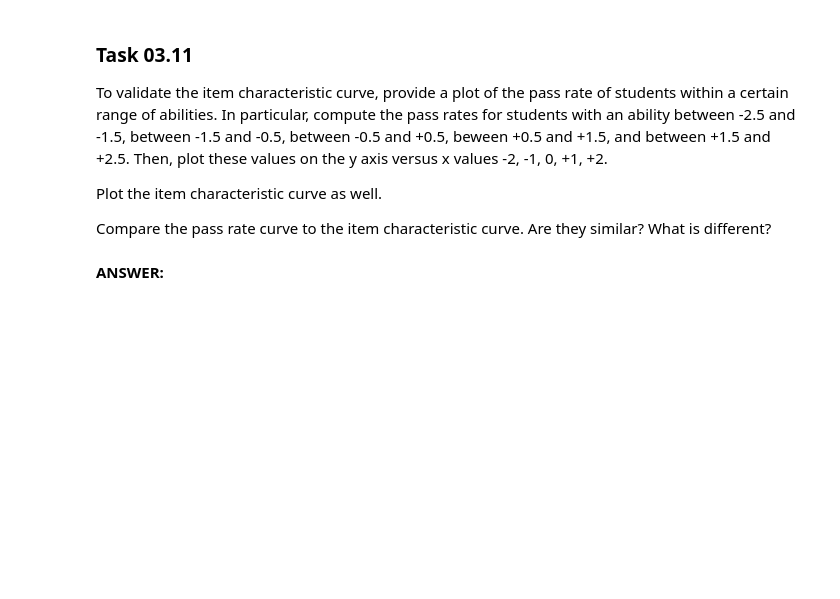
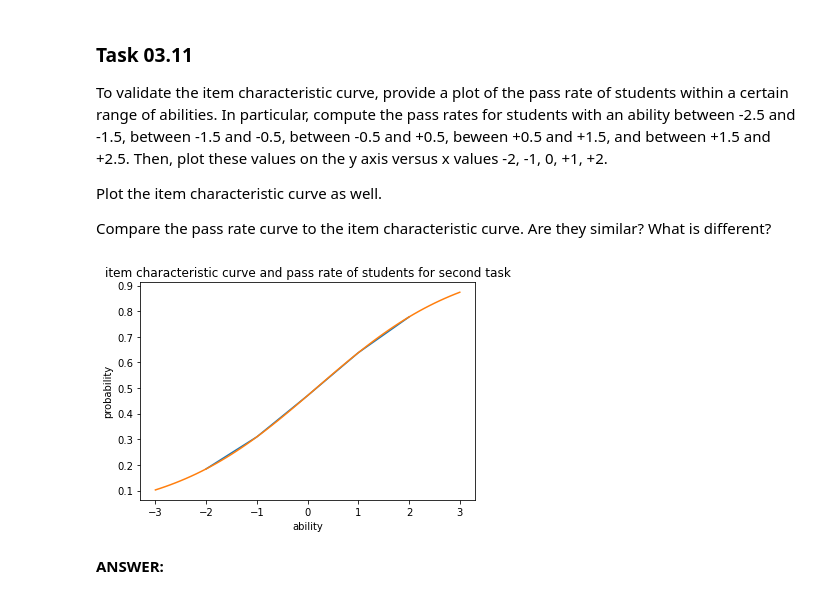
Before and after one commit to bhunecke/data-mining, a Jupyter notebook: sheet03/sheet03.ipynb, the cells around one changed output. Saved outputs shown, nothing was run; the diff lists cells and outputs as text; code cells hidden in the pictures; blank space fills up the shorter version.

```diff
--- a/sheet03/sheet03.ipynb
+++ b/sheet03/sheet03.ipynb
@@ -271,6 +324,21 @@ To validate the item characteristic curve, provide a plot of the pass rate of st
 Plot the item characteristic curve as well.
 
 Compare the pass rate curve to the item characteristic curve. Are they similar? What is different?
+# %%
+x_values = [-2,-1,0,1,2]
+
+prs = []
+for i in x_values:
+    prs.append(item_characteristic_curve(a_2,b_2, i))
+
+plt.plot(x_values, prs)
+plt.plot(abilities, res, label="2P Model")
+plt.xlabel("ability")
+plt.ylabel("probability")
+plt.title("item characteristic curve and pass rate of students for second task")
+plt.show()
+# %% [output]
+[figure, added]
 # %% [markdown]
 **ANSWER:**
 # %% [markdown]
```
Also changed, not shown: parts of 9 cells of this notebook.
